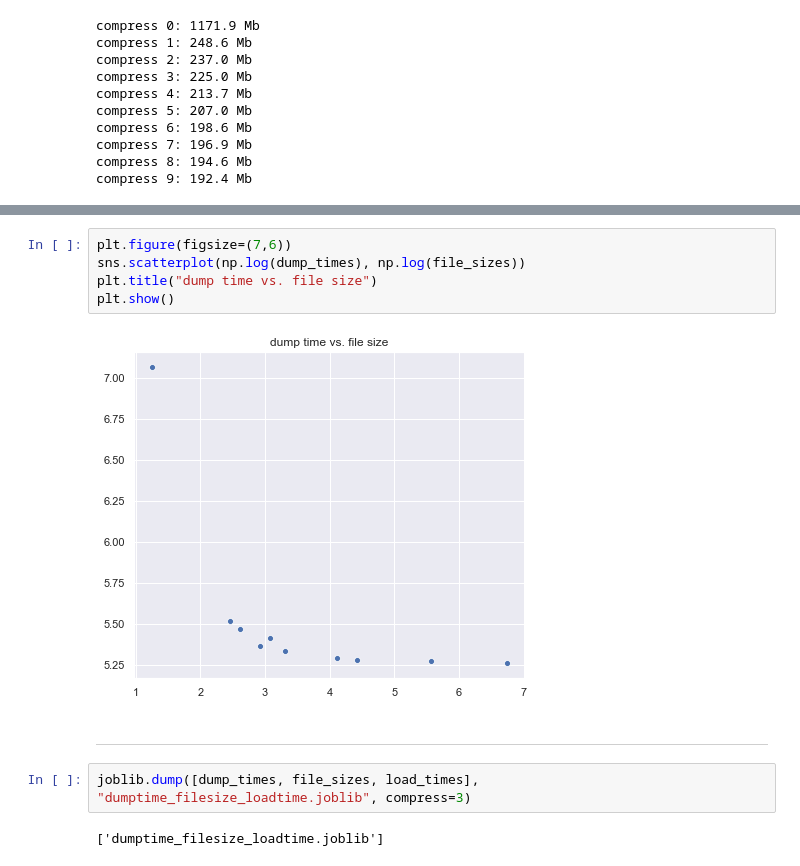
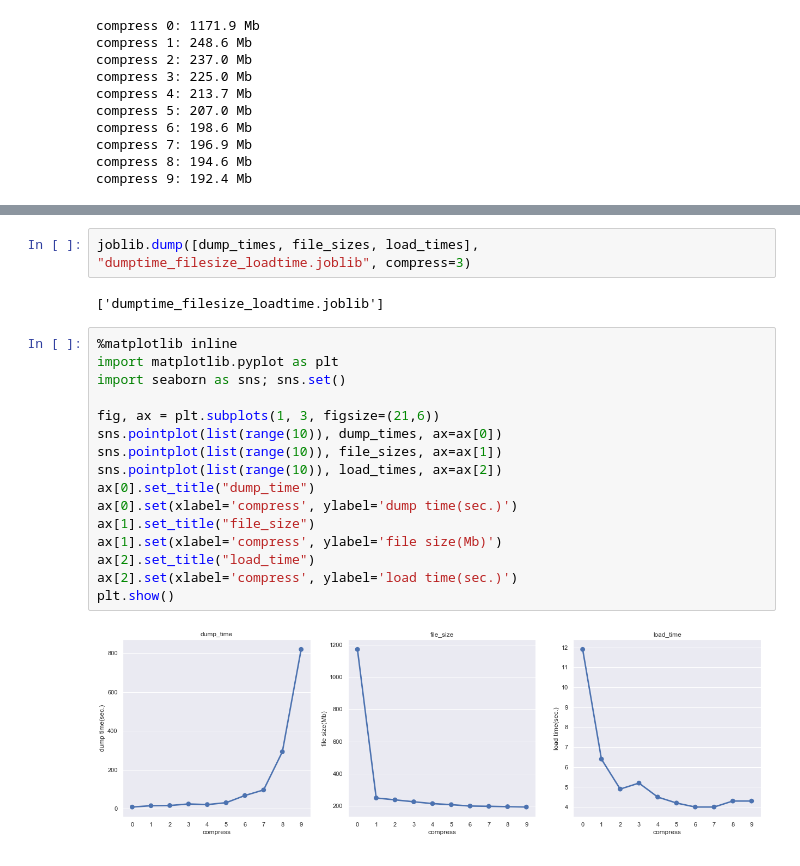
Before and after one commit to takaiyuk/notebooks, a Jupyter notebook: joblib_compress.ipynb, the cells around one changed output, grey strips where cells are left out. Cells and saved outputs as stored; diff of their text form.

```diff
--- a/joblib_compress.ipynb
+++ b/joblib_compress.ipynb
@@ -94,13 +79,22 @@ plt.show()
-# %%
-plt.figure(figsize=(7,6))
-sns.scatterplot(np.log(dump_times), np.log(file_sizes))
-plt.title("dump time vs. file size")
-plt.show()
-# %% [output]
-[figure, removed]
-# %% [markdown]
----
 # %%
 joblib.dump([dump_times, file_sizes, load_times], "dumptime_filesize_loadtime.joblib", compress=3)
 # %% [output]
 ['dumptime_filesize_loadtime.joblib']
+# %%
+%matplotlib inline
+import matplotlib.pyplot as plt
+import seaborn as sns; sns.set()
+
+fig, ax = plt.subplots(1, 3, figsize=(21,6))
+sns.pointplot(list(range(10)), dump_times, ax=ax[0])
+sns.pointplot(list(range(10)), file_sizes, ax=ax[1])
+sns.pointplot(list(range(10)), load_times, ax=ax[2])
+ax[0].set_title("dump_time")
+ax[0].set(xlabel='compress', ylabel='dump time(sec.)')
+ax[1].set_title("file_size")
+ax[1].set(xlabel='compress', ylabel='file size(Mb)')
+ax[2].set_title("load_time")
+ax[2].set(xlabel='compress', ylabel='load time(sec.)')
+plt.show()
+# %% [output]
+[figure, added]
```
Also changed, not shown: parts of 4 cells of this notebook.
